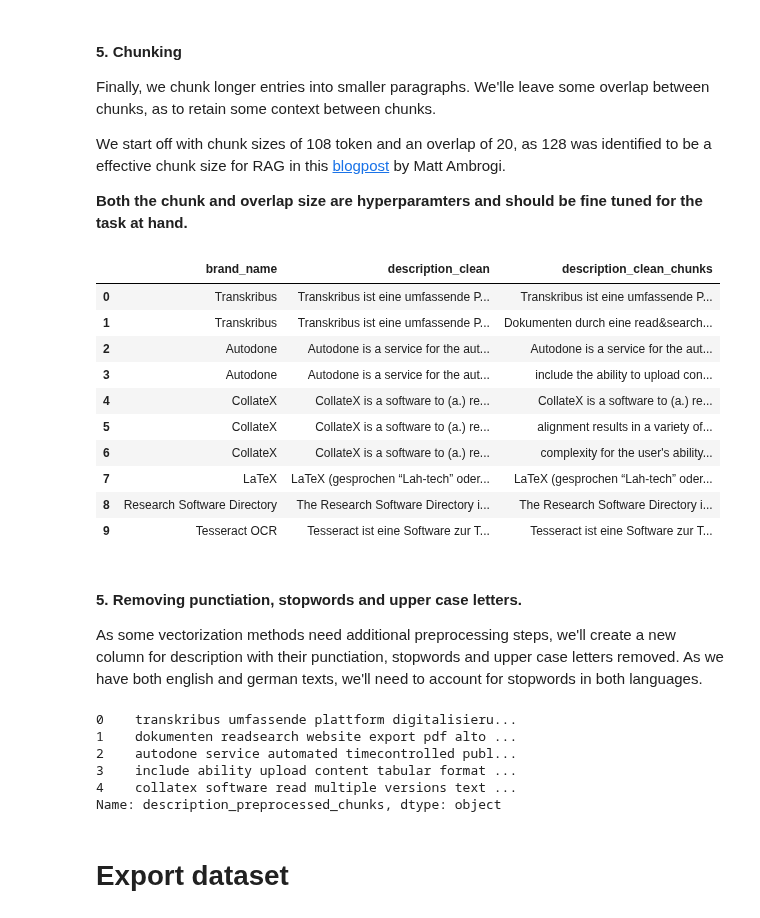
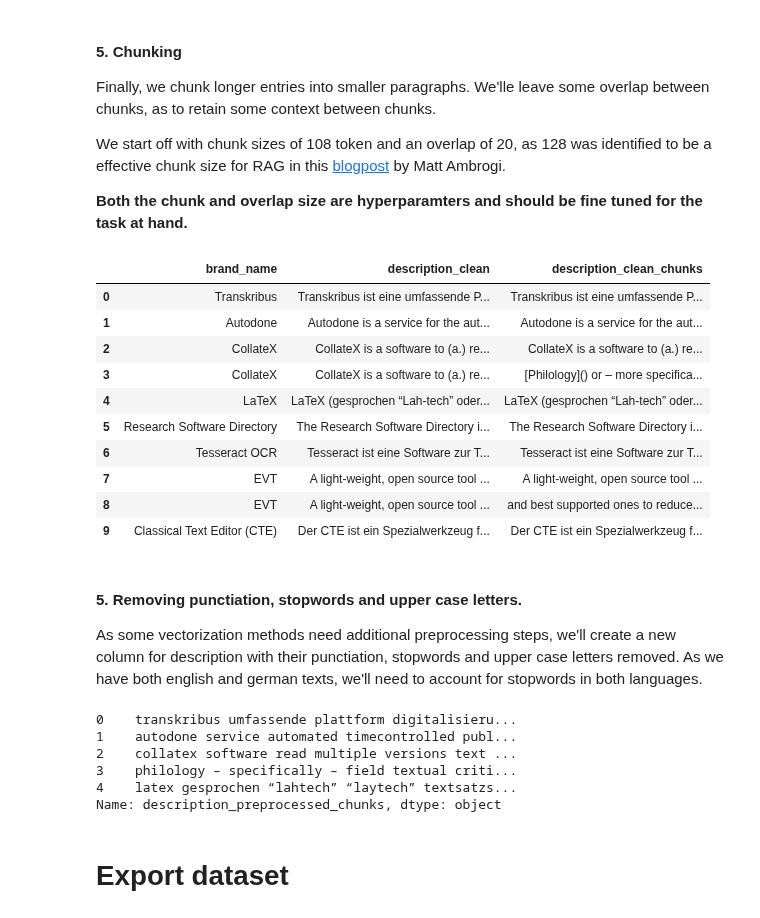
Before and after one commit to andwzn/retrieval-augmented-generation-experiment, a Jupyter notebook: rag_experiment_1.ipynb, the cells around one changed output. Cells and saved outputs as stored; diff of their text form; code cells hidden in the pictures.

```diff
--- a/rag_experiment_1.ipynb
+++ b/rag_experiment_1.ipynb
@@ -338,47 +335,47 @@ We start off with chunk sizes of 108 token and an overlap of 20, as 128 was iden
 
 **Both the chunk and overlap size are hyperparamters and should be fine tuned for the task at hand.**
 # %%
-def chunk(text, chunk_size=108, overlap_size=20):
+def chunk(text, chunk_size=226, overlap_size=30):
     """
     Splits the given text into chunks with overlap.
     Args:
         text (str): The input text to be chunked.
         chunk_size (int, optional): The size of each chunk. Defaults to 108.
         overlap_size (int, optional): The size of overlap between chunks. Defaults to 20.
     Returns:
         list: A list of chunks with overlap.
     """
     words = text.split()
     chunks = []
     for i in range(0, len(words), chunk_size - overlap_size):
         chunk = ' '.join(words[i:i + chunk_size])
         chunks.append(chunk)
         if i + chunk_size >= len(words):
             break
     return chunks
 
 # Apply the chunking function and explode the chunks, to give every chunk its own row while retaining all other data
 edition_software_info_chunked = edition_software_info.copy()
 edition_software_info_chunked['description_clean_chunks'] = edition_software_info_chunked['description_clean'].apply(lambda x: chunk(x))
 edition_software_info_chunked = edition_software_info_chunked.explode('description_clean_chunks')
 
 # reindex the dataframe
 edition_software_info_chunked = edition_software_info_chunked.reset_index(drop=True)
 
 with pd.option_context('display.max_colwidth', None):
     display(edition_software_info_chunked[["brand_name", "description_clean", "description_clean_chunks"]].head(10))
 # %% [output]
 |  | brand_name | description_clean | description_clean_chunks |
 | 0 | Transkribus | Transkribus ist eine umfassende P... | Transkribus ist eine umfassende P... |
-| 1 | Transkribus | Transkribus ist eine umfassende P... | Dokumenten durch eine read&search... |
-| 2 | Autodone | Autodone is a service for the aut... | Autodone is a service for the aut... |
-| 3 | Autodone | Autodone is a service for the aut... | include the ability to upload con... |
-| 4 | CollateX | CollateX is a software to (a.) re... | CollateX is a software to (a.) re... |
-| 5 | CollateX | CollateX is a software to (a.) re... | alignment results in a variety of... |
-| 6 | CollateX | CollateX is a software to (a.) re... | complexity for the user's ability... |
-| 7 | LaTeX | LaTeX (gesprochen “Lah-tech” oder... | LaTeX (gesprochen “Lah-tech” oder... |
-| 8 | Research Software Directory | The Research Software Directory i... | The Research Software Directory i... |
-| 9 | Tesseract OCR | Tesseract ist eine Software zur T... | Tesseract ist eine Software zur T... |
+| 1 | Autodone | Autodone is a service for the aut... | Autodone is a service for the aut... |
+| 2 | CollateX | CollateX is a software to (a.) re... | CollateX is a software to (a.) re... |
+| 3 | CollateX | CollateX is a software to (a.) re... | [Philology]() or – more specifica... |
+| 4 | LaTeX | LaTeX (gesprochen “Lah-tech” oder... | LaTeX (gesprochen “Lah-tech” oder... |
+| 5 | Research Software Directory | The Research Software Directory i... | The Research Software Directory i... |
+| 6 | Tesseract OCR | Tesseract ist eine Software zur T... | Tesseract ist eine Software zur T... |
+| 7 | EVT | A light-weight, open source tool ... | A light-weight, open source tool ... |
+| 8 | EVT | A light-weight, open source tool ... | and best supported ones to reduce... |
+| 9 | Classical Text Editor (CTE) | Der CTE ist ein Spezialwerkzeug f... | Der CTE ist ein Spezialwerkzeug f... |
 # %% [markdown]
 #### 5. Removing punctiation, stopwords and upper case letters.
 
@@ -406,10 +403,10 @@ edition_software_info_chunked["description_preprocessed_chunks"] = edition_softw
 edition_software_info_chunked["description_preprocessed_chunks"].head()
 # %% [output]
 0    transkribus umfassende plattform digitalisieru...
-1    dokumenten readsearch website export pdf alto ...
-2    autodone service automated timecontrolled publ...
-3    include ability upload content tabular format ...
-4    collatex software read multiple versions text ...
+1    autodone service automated timecontrolled publ...
+2    collatex software read multiple versions text ...
+3    philology – specifically – field textual criti...
+4    latex gesprochen “lahtech” “laytech” textsatzs...
 Name: description_preprocessed_chunks, dtype: object
 # %% [markdown]
 # Export dataset
```
Also changed, not shown: parts of 30 cells of this notebook.
